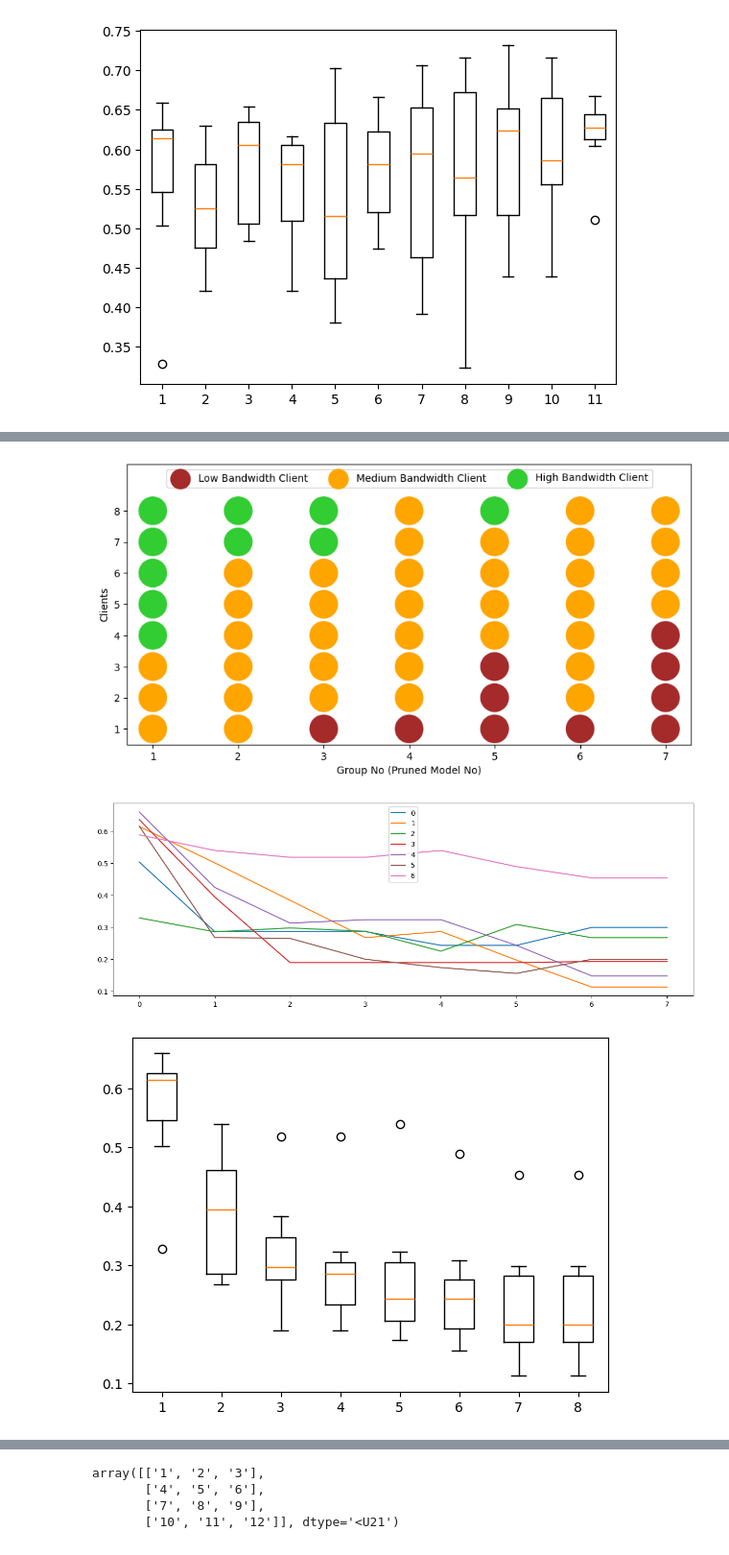
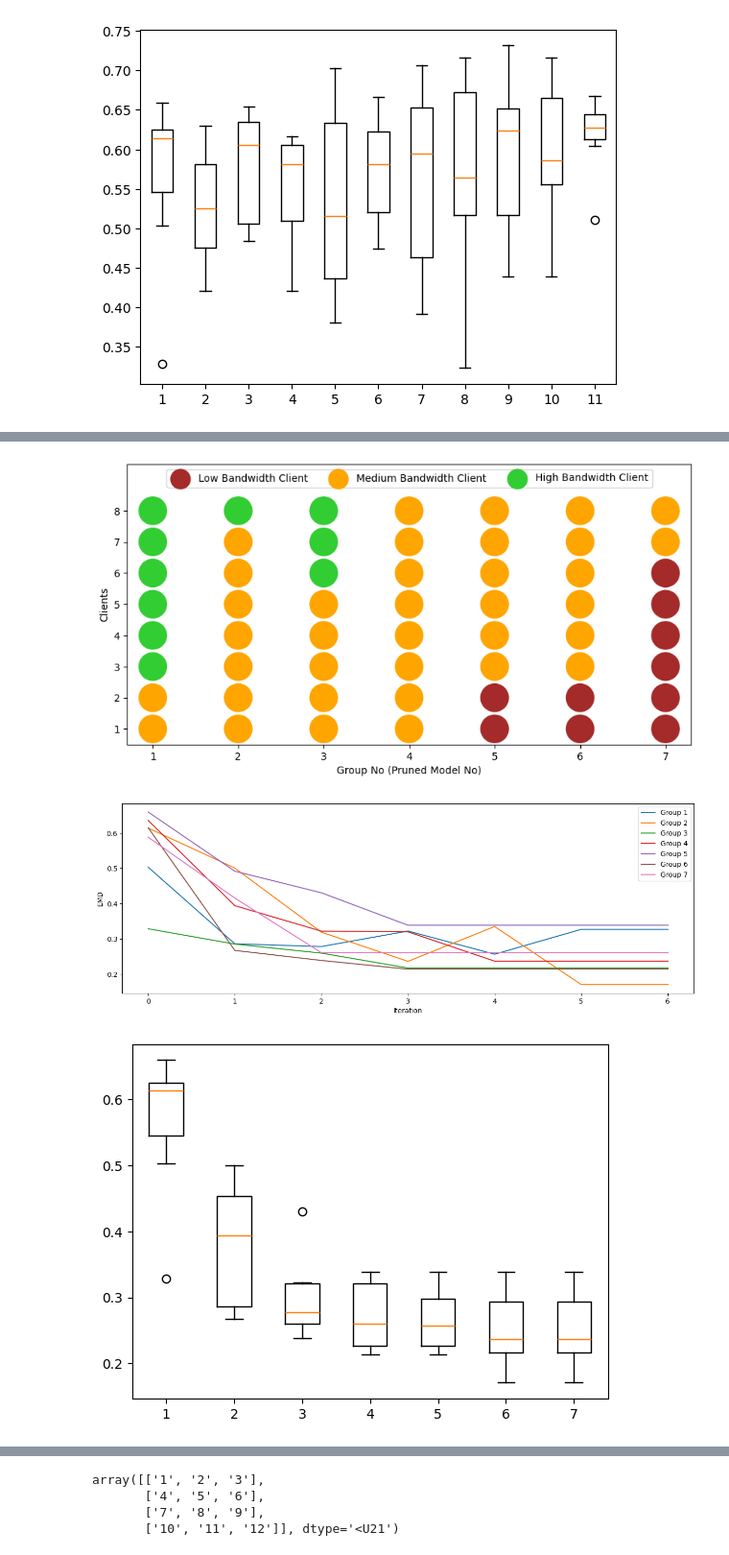
Before and after one commit to GoktugOcal/natadapt-x-flower, a Jupyter notebook: notebooks/grouping.ipynb, the cells around one changed output, grey strips where cells are left out. Shown at 96% size. Cells and saved outputs as stored; diff of their text form; code cells hidden in the pictures.

Commit message:
grouping

```diff
--- a/notebooks/grouping.ipynb
+++ b/notebooks/grouping.ipynb
@@ -354,13 +354,6 @@ def average_EMD(df_iter, global_dist):
     for group_name, group_df in df_iter.groupby("group"):
         EMDs.append(EMD(np.sum(group_df.distribution.values, axis=0), global_dist))
     return np.mean(EMDs)
-
-
-bw_ranks = {
-    "low" : 0,
-    "medium" : 1,
-    "high" : 2,
-}
 
 global_dist = np.sum(maindf.distribution.values, axis=0)
 df_iter = maindf.copy()
@@ -412,24 +405,15 @@ for iter_no in range(10):
 
             for candidate_group in candidate_groups:
                 for idx2, row2 in candidate_group.iterrows():
-                    candidate_dist = group_dist + np.array(row2.distribution)
+                    candidate_dist = group_dist_wo + np.array(row2.distribution)
                     candidate_score = EMD(candidate_dist ,global_dist)
                     bw_type_candidate = row2.bw_type
                     if bw_type == bw_type_candidate: coeff = 1
                     else:
-                        coeff = COEFF**(iter_no+1)
+                        # coeff = COEFF**(iter_no+1)
                         coeff = COEFF
-                        # print(bw_type, bw_type_candidate)
-                        # if candidate_score < score*coeff:
-                        #     print("First Done.")
-                        #     print(bw_type, bw_type_candidate)
-                        #     print(round(candidate_score,2), round(score*coeff,2))
 
                     if candidate_score < score*coeff:
-
-                        # print(bw_type, bw_type_candidate)
-                        # print("Done.")
-                        # if bw_type == bw_type_candidate:
 
                         df_iter_temp = transfer_op(df_iter.copy(), [(client_id, row2.client_id, candidate_score)], -1)
                         avg_emd = average_EMD(df_iter_temp, global_dist)
@@ -456,8 +440,7 @@ for iter_no in range(10):
         scores.append(EMD(group_dist, global_dist))
     all_scores.append(scores)
 
-    print("############ ITER", iter_no)
-    print("No operations done :",no_operations_done)
+    print(f"## ITER {iter_no} | No operations done : {no_operations_done}")
     if no_operations_done == 0:
         break
 
@@ -468,9 +451,12 @@ vis_bw_counts(df_iter)
 all_scores = np.array(all_scores)
 ax = plt.subplots(figsize=(15,5))
 for group_no in range(NO_GROUPS):
-    plt.plot(all_scores[:,group_no], label=group_no)
+    plt.plot(all_scores[:,group_no], label=f"Group {group_no+1}")
+plt.xlabel("Iteration")
+plt.ylabel("EMD")
 plt.legend()
 plt.show()
+
 plt.boxplot(all_scores.T)
 plt.show()
 # %% [output]
@@ -495,3 +481,3 @@ No operations done : 0
-[figure, old version]
+[figure, new version]
-[figure, old version]
+[figure, new version]
-[figure, old version]
+[figure, new version]
```
Also changed, not shown: parts of 3 cells of this notebook, 3 other files.
